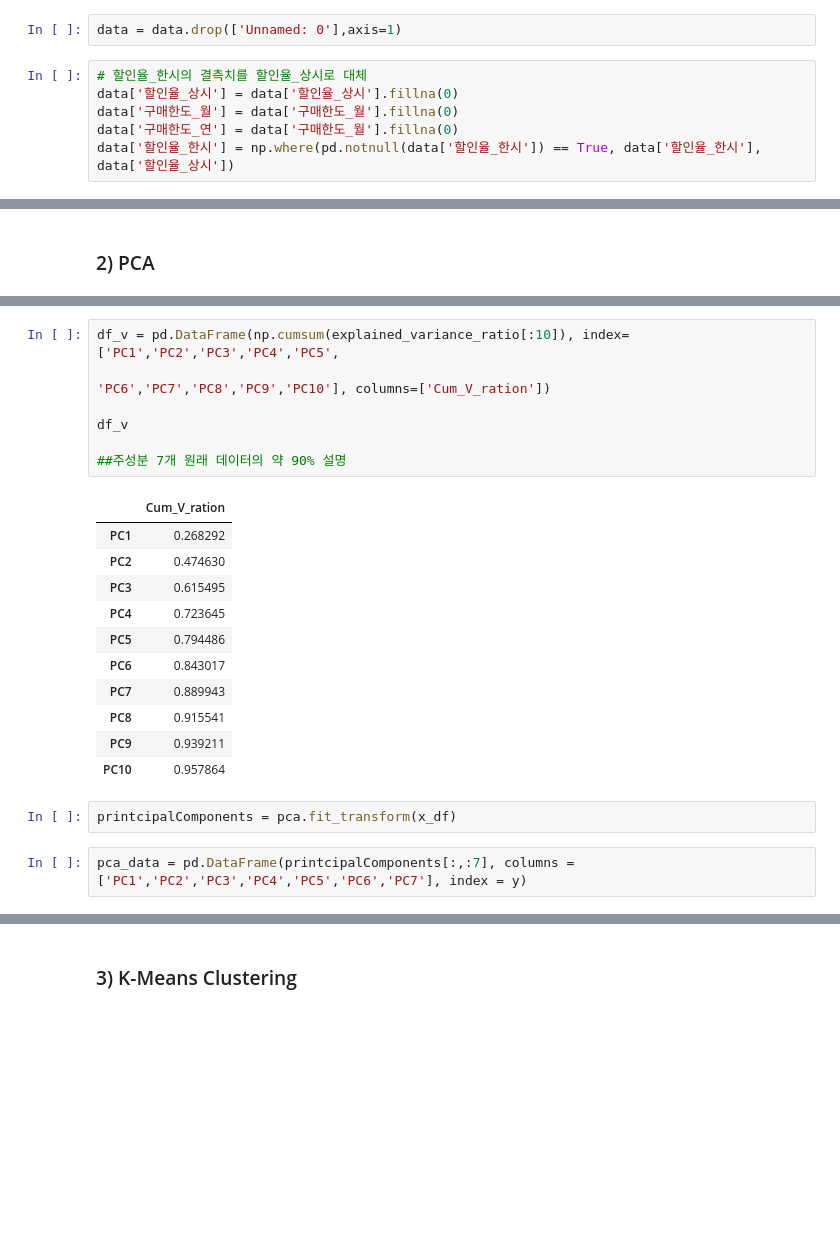
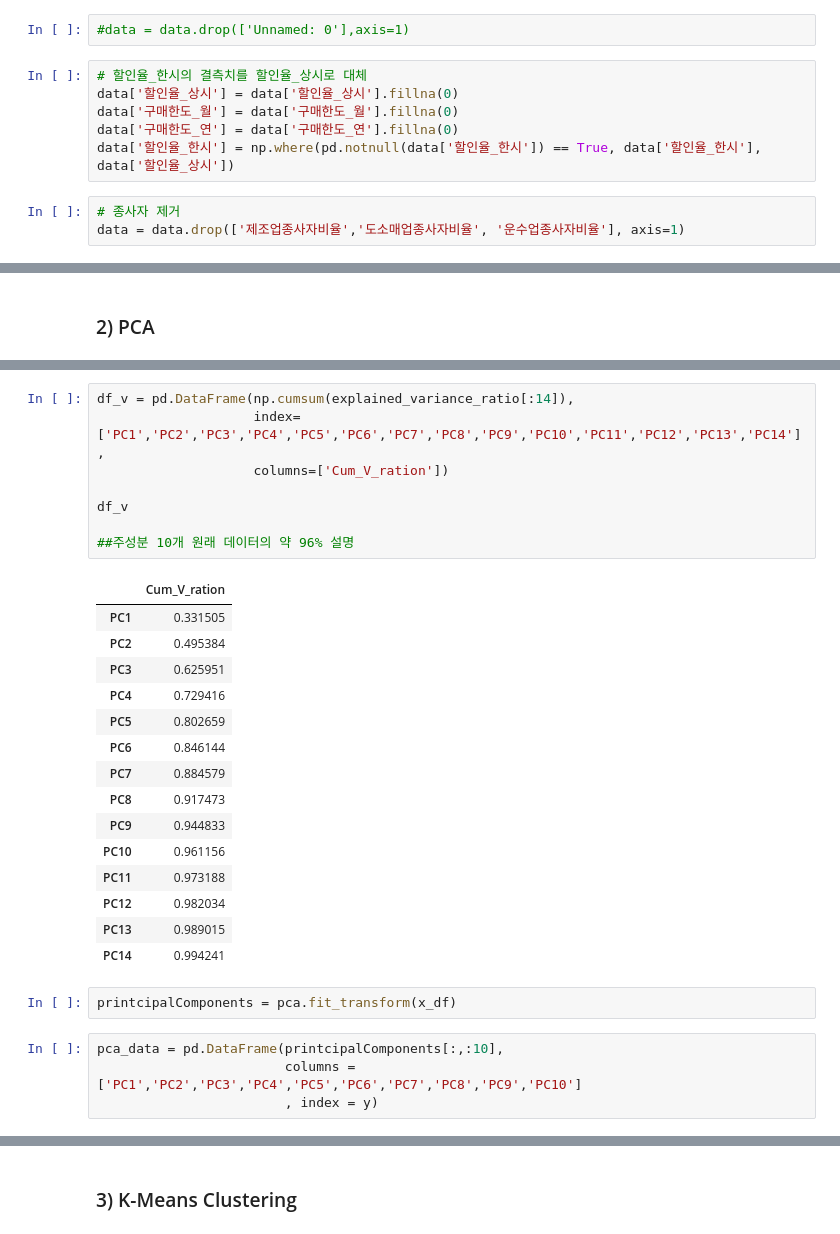
Before and after one commit to leechungpa/mcube, a Jupyter notebook: code/clustering/2. clustering.ipynb, the cells around one changed output, grey strips where cells are left out. Cells and saved outputs as stored; diff of their text form; blank space fills up the shorter version.

```diff
--- a/code/clustering/2. clustering.ipynb
+++ b/code/clustering/2. clustering.ipynb
@@ -10,13 +13,16 @@ from sklearn.preprocessing import StandardScaler
 # %%
 data = pd.read_csv('../../data/clustering_data/gg_data.csv')
 # %%
-data = data.drop(['Unnamed: 0'],axis=1)
+#data = data.drop(['Unnamed: 0'],axis=1)
 # %%
 # 할인율_한시의 결측치를 할인율_상시로 대체
 data['할인율_상시'] = data['할인율_상시'].fillna(0)
 data['구매한도_월'] = data['구매한도_월'].fillna(0)
-data['구매한도_연'] = data['구매한도_월'].fillna(0)
+data['구매한도_연'] = data['구매한도_연'].fillna(0)
 data['할인율_한시'] = np.where(pd.notnull(data['할인율_한시']) == True, data['할인율_한시'], data['할인율_상시'])
+# %%
+# 종사자 제거
+data = data.drop(['제조업종사자비율','도소매업종사자비율', '운수업종사자비율'], axis=1)
 # %%
 data.info()
 # %% [output]
@@ -76,26 +79,33 @@ explained_variance_ratio_plot(explained_variance_ratio)
 # %%
-df_v = pd.DataFrame(np.cumsum(explained_variance_ratio[:10]), index=['PC1','PC2','PC3','PC4','PC5',
-                                                                    'PC6','PC7','PC8','PC9','PC10'], columns=['Cum_V_ration'])
+df_v = pd.DataFrame(np.cumsum(explained_variance_ratio[:14]),
+                    index=['PC1','PC2','PC3','PC4','PC5','PC6','PC7','PC8','PC9','PC10','PC11','PC12','PC13','PC14'],
+                    columns=['Cum_V_ration'])
 
 df_v
 
-##주성분 7개 원래 데이터의 약 90% 설명
+##주성분 10개 원래 데이터의 약 96% 설명
 # %% [output]
 |  | Cum_V_ration |
-| PC1 | 0.268292 |
-| PC2 | 0.474630 |
-| PC3 | 0.615495 |
-| PC4 | 0.723645 |
-| PC5 | 0.794486 |
-| PC6 | 0.843017 |
-| PC7 | 0.889943 |
-| PC8 | 0.915541 |
-| PC9 | 0.939211 |
-| PC10 | 0.957864 |
+| PC1 | 0.331505 |
+| PC2 | 0.495384 |
+| PC3 | 0.625951 |
+| PC4 | 0.729416 |
+| PC5 | 0.802659 |
+| PC6 | 0.846144 |
+| PC7 | 0.884579 |
+| PC8 | 0.917473 |
+| PC9 | 0.944833 |
+| PC10 | 0.961156 |
+| PC11 | 0.973188 |
+| PC12 | 0.982034 |
+| PC13 | 0.989015 |
+| PC14 | 0.994241 |
 # %%
 printcipalComponents = pca.fit_transform(x_df)
 # %%
-pca_data = pd.DataFrame(printcipalComponents[:,:7], columns = ['PC1','PC2','PC3','PC4','PC5','PC6','PC7'], index = y)
+pca_data = pd.DataFrame(printcipalComponents[:,:10],
+                        columns = ['PC1','PC2','PC3','PC4','PC5','PC6','PC7','PC8','PC9','PC10']
+                        , index = y)
 # %%
 pca_data
 # %% [output]
```
Also changed, not shown: parts of 29 cells of this notebook.
